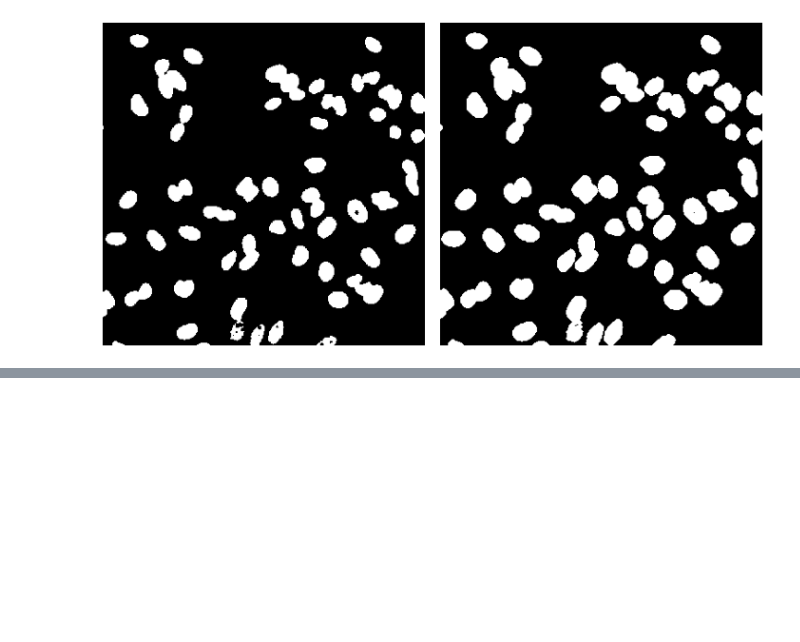
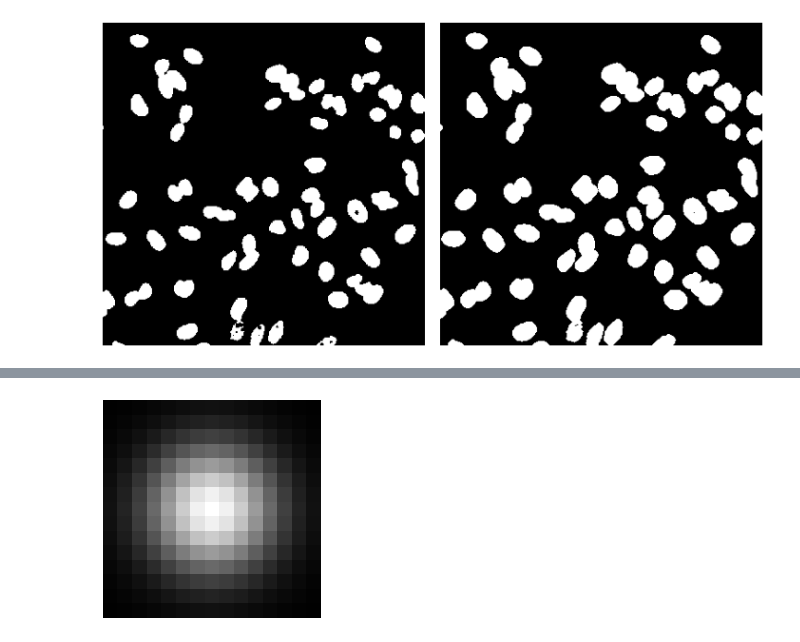
Before and after one commit to nicolaromano/BIA4, a Jupyter notebook: Lectures/04 - Filters/Lecture4 - images.ipynb, the cells around one changed output, grey strips where cells are left out. Drawn from its saved outputs; the diff is of its cells as text; code cells hidden in the pictures; blank space fills up the shorter version.

```diff
--- a/Lectures/04 - Filters/Lecture4 - images.ipynb
+++ b/Lectures/04 - Filters/Lecture4 - images.ipynb
@@ -186,0 +207,28 @@ fig.tight_layout()
+# %%
+from skimage import img_as_ubyte
+
+def gaussian(sigma, size):
+    """
+    Gaussian function.
+
+    sigma: the standard deviation of the Gaussian function
+    size: the size of the output image
+    """
+    img = np.zeros((size, size))
+
+    sigma2 = sigma**2
+    a = 1.0/(2.0*np.pi*sigma2)
+
+
+    for x in range(size):
+        for y in range(size):
+            img[x, y] = a*np.exp(-((x-size/2)**2 + (y-size/2)**2)/(2*sigma2))
+
+    return img/np.max(img)
+
+img = img_as_ubyte(gaussian(3, 16))
+plt.imshow(img[1:,1:], cmap='gray', vmin=0, vmax=255)
+plt.axis('off')
+plt.show()
+# %% [output]
+[figure, added]
```
Also changed, not shown: parts of 8 cells of this notebook, 2 other files.
